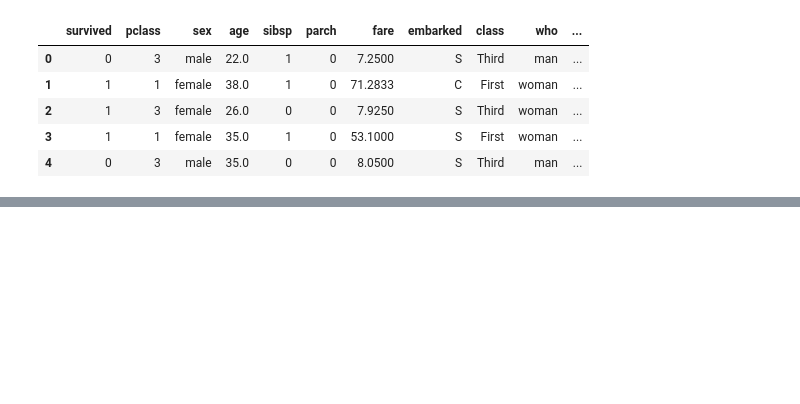
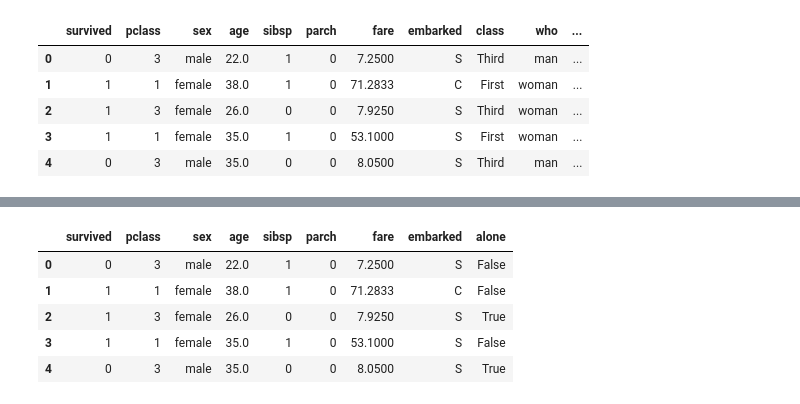
Before and after one commit to shazzad08/ML-Foundry, a Jupyter notebook: Supervised Learning Classification Algorithms/Untitled.ipynb, the cells around one changed output, grey strips where cells are left out. Drawn from its saved outputs; the diff is of its cells as text; code cells hidden in the pictures; blank space fills up the shorter version.

```diff
--- a/Supervised Learning Classification Algorithms/Untitled.ipynb
+++ b/Supervised Learning Classification Algorithms/Untitled.ipynb
@@ -18,0 +46,2 @@ df.head()
+# %%
+df.drop(["deck", "embark_town", "alive", "class", "who", "adult_male"], axis=1, inplace=True)
@@ -18,0 +67,4 @@ df.head()
+# %%
+df["age"].fillna(df["age"].mean(), inplace=True) #age a (891-714= 177) joner age data missing eijnno mean diye fillup krlm
+# %%
+df.dropna(subset=['embarked'], inplace= True)
@@ -18,0 +93,9 @@ df.head()
+# %%
+df.head()
+# %% [output]
+|  | survived | pclass | sex | age | sibsp | parch | fare | embarked | alone |
+| 0 | 0 | 3 | male | 22.0 | 1 | 0 | 7.2500 | S | False |
+| 1 | 1 | 1 | female | 38.0 | 1 | 0 | 71.2833 | C | False |
+| 2 | 1 | 3 | female | 26.0 | 0 | 0 | 7.9250 | S | True |
+| 3 | 1 | 1 | female | 35.0 | 1 | 0 | 53.1000 | S | False |
+| 4 | 0 | 3 | male | 35.0 | 0 | 0 | 8.0500 | S | True |
```
Also changed, not shown: parts of 28 cells of this notebook.
